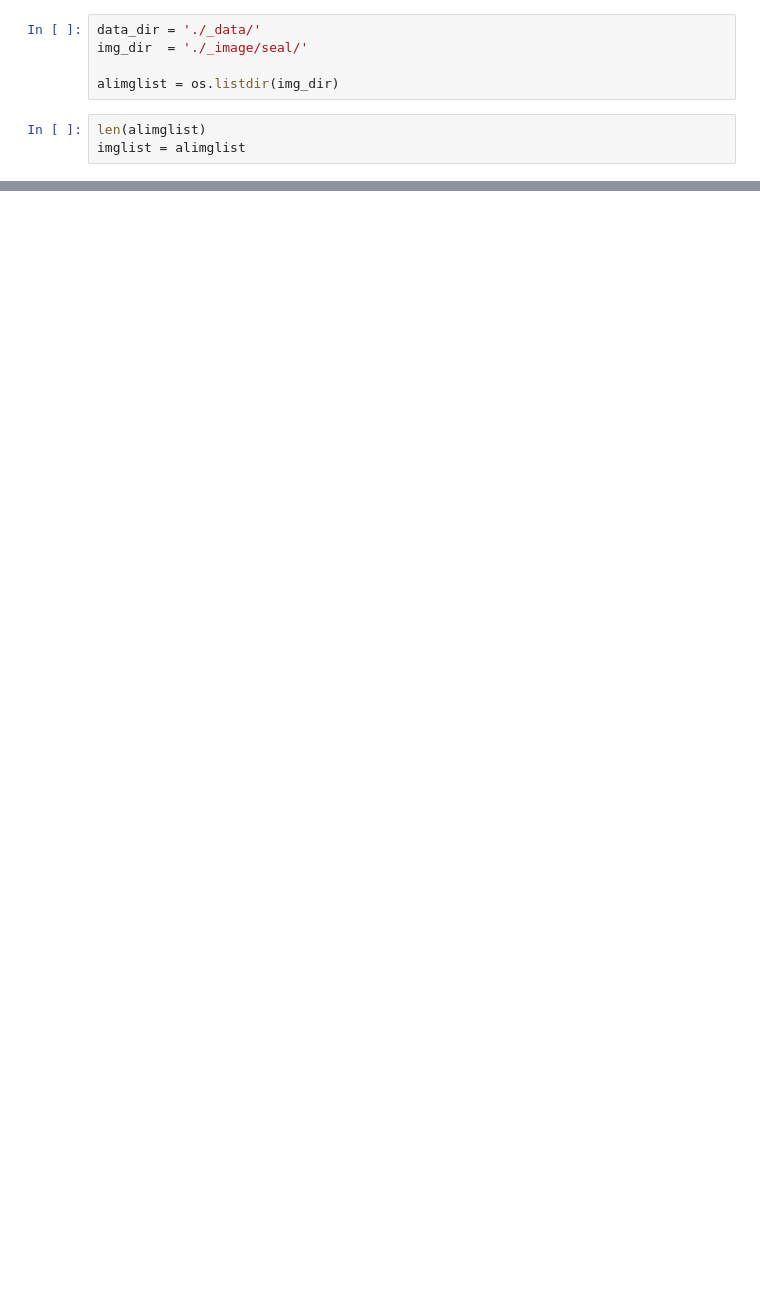
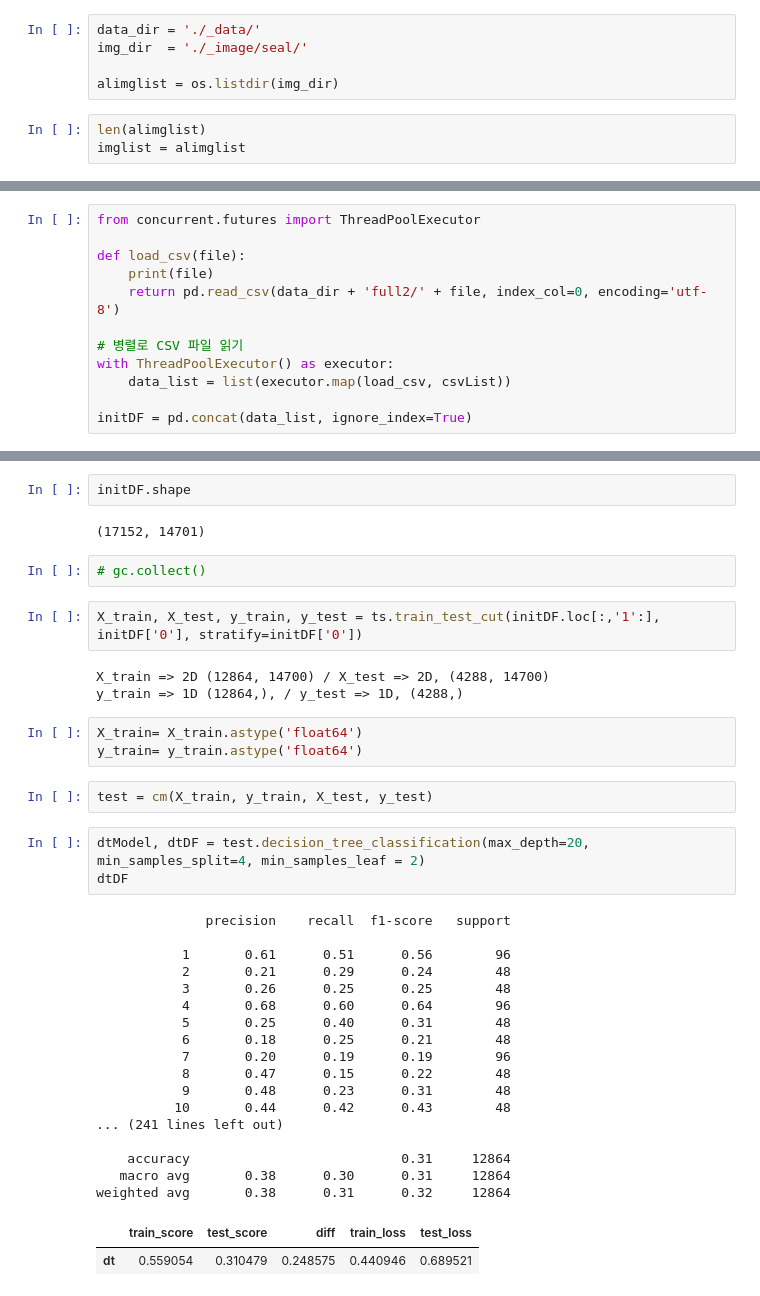
Before and after one commit to matdongsan5/ML, a Jupyter notebook: ML_CV/PROJECT_VISION/img_preprocess.ipynb, the cells around one changed output, grey strips where cells are left out. Cells and saved outputs as stored; diff of their text form; blank space fills up the shorter version.

```diff
--- a/ML_CV/PROJECT_VISION/img_preprocess.ipynb
+++ b/ML_CV/PROJECT_VISION/img_preprocess.ipynb
@@ -217,0 +302,12 @@ tempDF = make_test('./_image/seal/', 'processed_seal2.csv')
+# %%
+from concurrent.futures import ThreadPoolExecutor
+
+def load_csv(file):
+    print(file)
+    return pd.read_csv(data_dir + 'full2/' + file, index_col=0, encoding='utf-8')
+
+# 병렬로 CSV 파일 읽기
+with ThreadPoolExecutor() as executor:
+    data_list = list(executor.map(load_csv, csvList))
+
+initDF = pd.concat(data_list, ignore_index=True)
@@ -217,0 +332,39 @@ tempDF = make_test('./_image/seal/', 'processed_seal2.csv')
+# %%
+initDF.shape
+# %% [output]
+(17152, 14701)
+# %%
+# gc.collect()
+# %%
+X_train, X_test, y_train, y_test = ts.train_test_cut(initDF.loc[:,'1':], initDF['0'], stratify=initDF['0'])
+# %% [output]
+X_train => 2D (12864, 14700) / X_test => 2D, (4288, 14700)
+y_train => 1D (12864,), / y_test => 1D, (4288,)
+# %%
+X_train= X_train.astype('float64')
+y_train= y_train.astype('float64')
+# %%
+test = cm(X_train, y_train, X_test, y_test)
+# %%
+dtModel, dtDF = test.decision_tree_classification(max_depth=20, min_samples_split=4, min_samples_leaf = 2)
+dtDF
+# %% [output]
+              precision    recall  f1-score   support
+
+           1       0.61      0.51      0.56        96
+           2       0.21      0.29      0.24        48
+           3       0.26      0.25      0.25        48
+           4       0.68      0.60      0.64        96
+           5       0.25      0.40      0.31        48
+           6       0.18      0.25      0.21        48
+           7       0.20      0.19      0.19        96
+           8       0.47      0.15      0.22        48
+           9       0.48      0.23      0.31        48
+          10       0.44      0.42      0.43        48
+... (241 lines left out)
+
+    accuracy                           0.31     12864
+   macro avg       0.38      0.30      0.31     12864
+weighted avg       0.38      0.31      0.32     12864
+|  | train_score | test_score | diff | train_loss | test_loss |
+| dt | 0.559054 | 0.310479 | 0.248575 | 0.440946 | 0.689521 |
```
Also changed, not shown: parts of 23 cells of this notebook, 3 other files.
